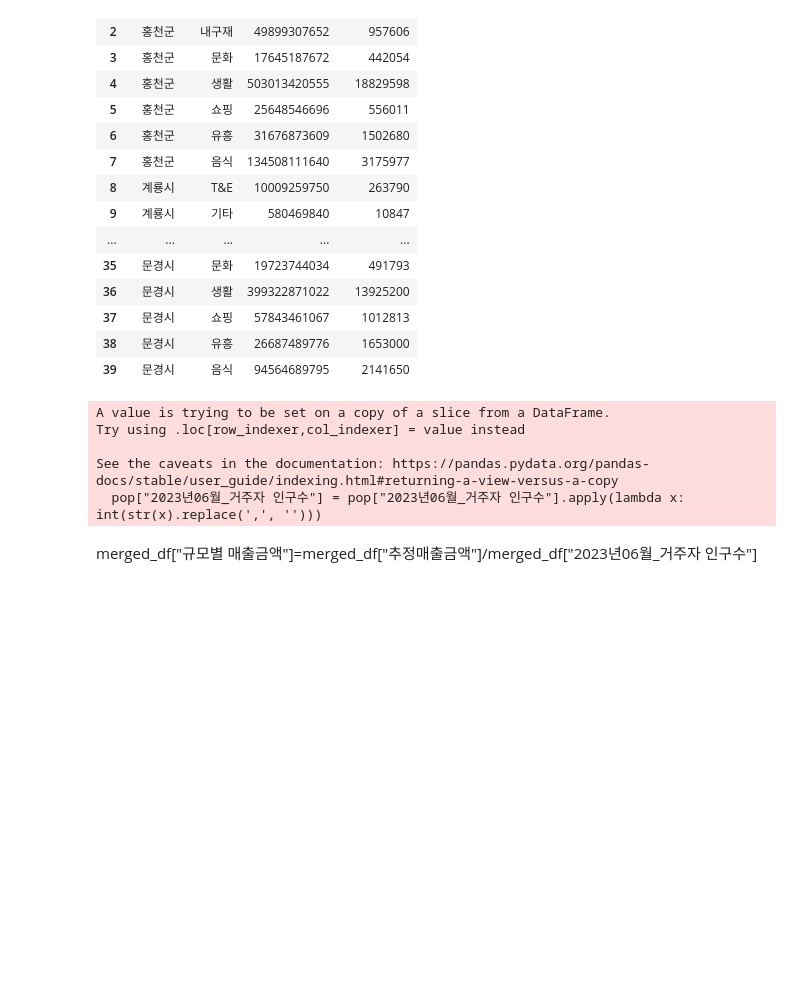
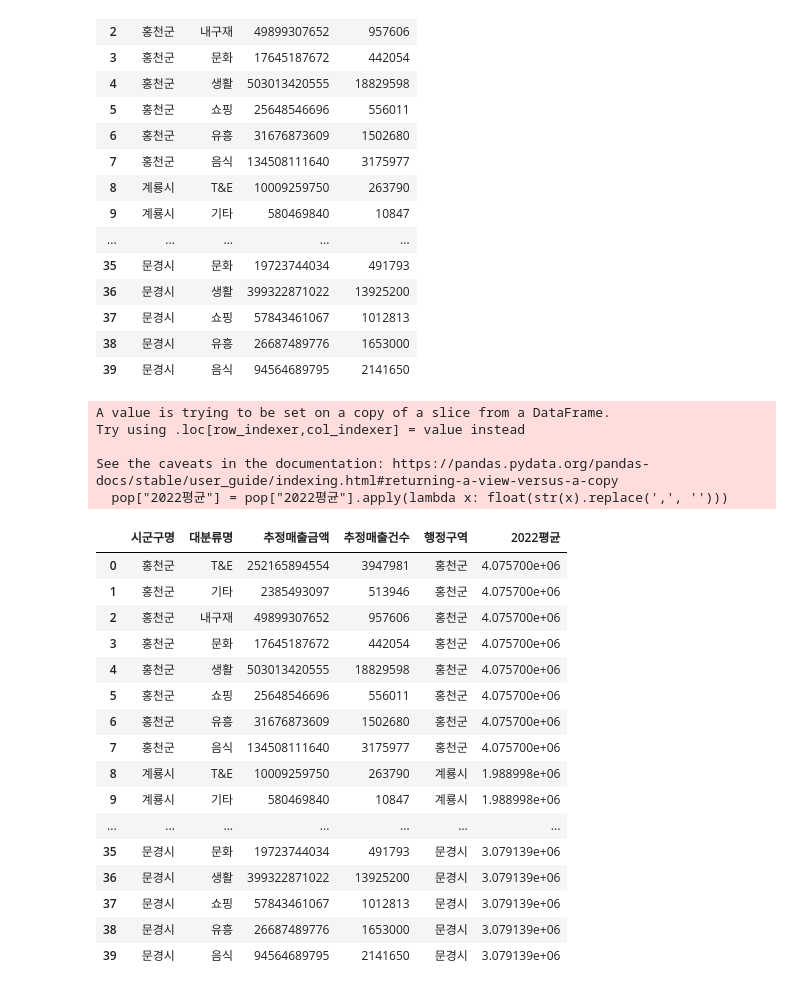
Before and after one commit to won4513/data_analytics, a Jupyter notebook: nabis/신용카드 데이터(주거지) .ipynb, the cells around one changed output. Saved outputs shown, nothing was run; the diff lists cells and outputs as text; code cells hidden in the pictures; blank space fills up the shorter version.

```diff
--- a/nabis/신용카드 데이터(주거지) .ipynb
+++ b/nabis/신용카드 데이터(주거지) .ipynb
@@ -79,14 +95,32 @@ df
 | 38 | 문경시 | 유흥 | 26687489776 | 1653000 |
 | 39 | 문경시 | 음식 | 94564689795 | 2141650 |
 # %%
-pop["2023년06월_거주자 인구수"] = pop["2023년06월_거주자 인구수"].apply(lambda x: int(str(x).replace(',', '')))
+pop["2022평균"] = pop["2022평균"].apply(lambda x: float(str(x).replace(',', '')))
 # %% [output]
 A value is trying to be set on a copy of a slice from a DataFrame.
 Try using .loc[row_indexer,col_indexer] = value instead
 
 See the caveats in the documentation: https://pandas.pydata.org/pandas-docs/stable/user_guide/indexing.html#returning-a-view-versus-a-copy
-  pop["2023년06월_거주자 인구수"] = pop["2023년06월_거주자 인구수"].apply(lambda x: int(str(x).replace(',', '')))
+  pop["2022평균"] = pop["2022평균"].apply(lambda x: float(str(x).replace(',', '')))
 # %%
 merged_df = pd.merge(df, pop, left_on='시군구명', right_on='행정구역', how='left')
-# %% [markdown]
-merged_df["규모별 매출금액"]=merged_df["추정매출금액"]/merged_df["2023년06월_거주자 인구수"]
+# %%
+merged_df
+# %% [output]
+|  | 시군구명 | 대분류명 | 추정매출금액 | 추정매출건수 | 행정구역 | 2022평균 |
+| 0 | 홍천군 | T&E | 252165894554 | 3947981 | 홍천군 | 4.075700e+06 |
+| 1 | 홍천군 | 기타 | 2385493097 | 513946 | 홍천군 | 4.075700e+06 |
+| 2 | 홍천군 | 내구재 | 49899307652 | 957606 | 홍천군 | 4.075700e+06 |
+| 3 | 홍천군 | 문화 | 17645187672 | 442054 | 홍천군 | 4.075700e+06 |
+| 4 | 홍천군 | 생활 | 503013420555 | 18829598 | 홍천군 | 4.075700e+06 |
+| 5 | 홍천군 | 쇼핑 | 25648546696 | 556011 | 홍천군 | 4.075700e+06 |
+| 6 | 홍천군 | 유흥 | 31676873609 | 1502680 | 홍천군 | 4.075700e+06 |
+| 7 | 홍천군 | 음식 | 134508111640 | 3175977 | 홍천군 | 4.075700e+06 |
+| 8 | 계룡시 | T&E | 10009259750 | 263790 | 계룡시 | 1.988998e+06 |
+| 9 | 계룡시 | 기타 | 580469840 | 10847 | 계룡시 | 1.988998e+06 |
+| ... | ... | ... | ... | ... | ... | ... |
+| 35 | 문경시 | 문화 | 19723744034 | 491793 | 문경시 | 3.079139e+06 |
+| 36 | 문경시 | 생활 | 399322871022 | 13925200 | 문경시 | 3.079139e+06 |
+| 37 | 문경시 | 쇼핑 | 57843461067 | 1012813 | 문경시 | 3.079139e+06 |
+| 38 | 문경시 | 유흥 | 26687489776 | 1653000 | 문경시 | 3.079139e+06 |
+| 39 | 문경시 | 음식 | 94564689795 | 2141650 | 문경시 | 3.079139e+06 |
```
Also changed, not shown: parts of 5 cells of this notebook, 1 other file.
